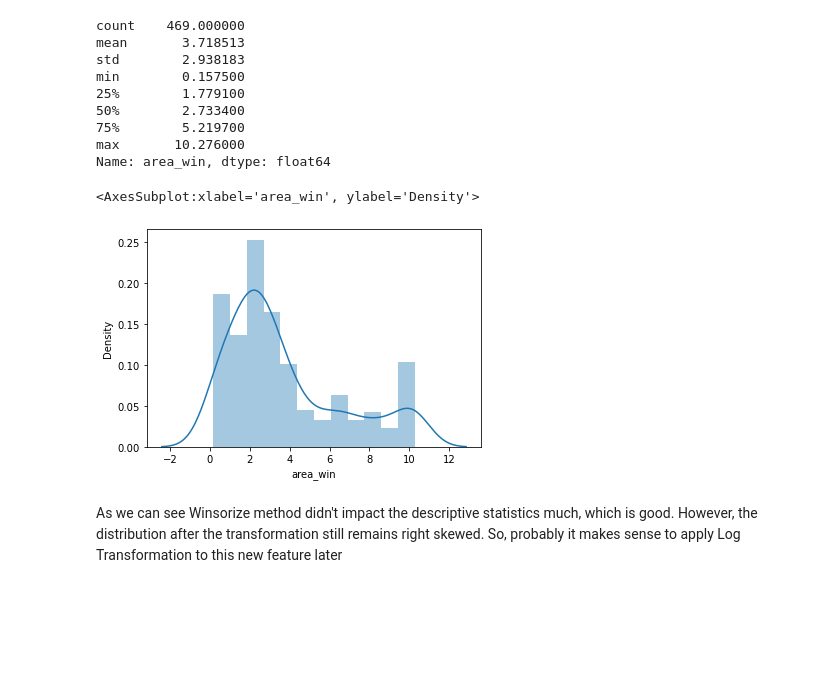
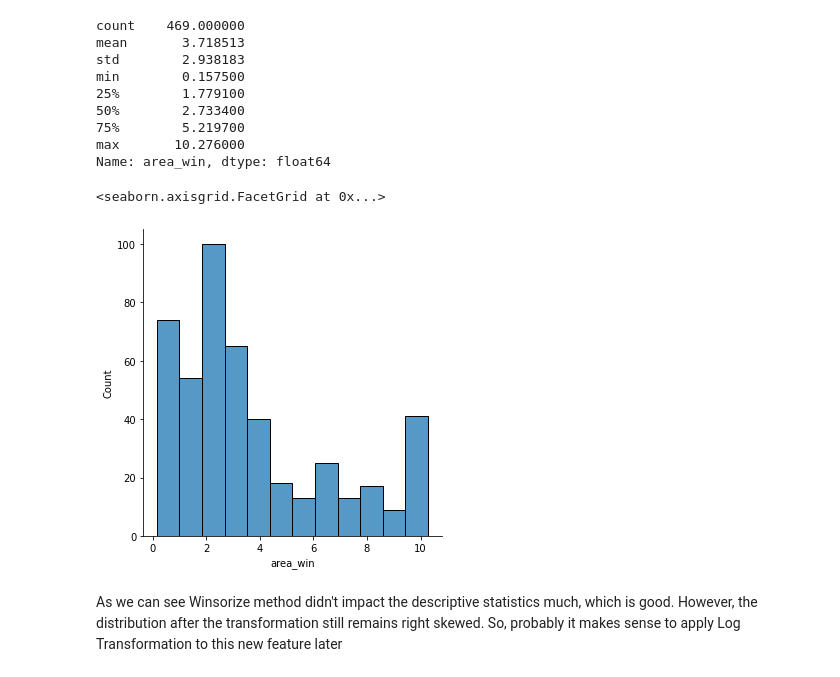
Before and after one commit to asolovey83/DataScienceProjects, a Jupyter notebook: KupiPai/KupiPaiEDA.ipynb, the cells around one changed output. Saved outputs shown, nothing was run; the diff lists cells and outputs as text; code cells hidden in the pictures; blank space fills up the shorter version.

```diff
--- a/KupiPai/KupiPaiEDA.ipynb
+++ b/KupiPai/KupiPaiEDA.ipynb
@@ -663,10 +664,10 @@ min        0.157500
 max       10.276000
 Name: area_win, dtype: float64
 # %%
-sns.distplot(df['area_win'])
+sns.displot(df['area_win'])
 # %% [output]
-<AxesSubplot:xlabel='area_win', ylabel='Density'>
+<seaborn.axisgrid.FacetGrid at 0x...>
-[figure, old version]
+[figure, new version]
 # %% [markdown]
 As we can see Winsorize method didn't impact the descriptive statistics much, which is good. However, the distribution after the transformation still remains right skewed. So, probably it makes sense to apply Log Transformation to this new feature later
 # %% [markdown]
```
Also changed, not shown: parts of 24 cells of this notebook, 20 other files.
